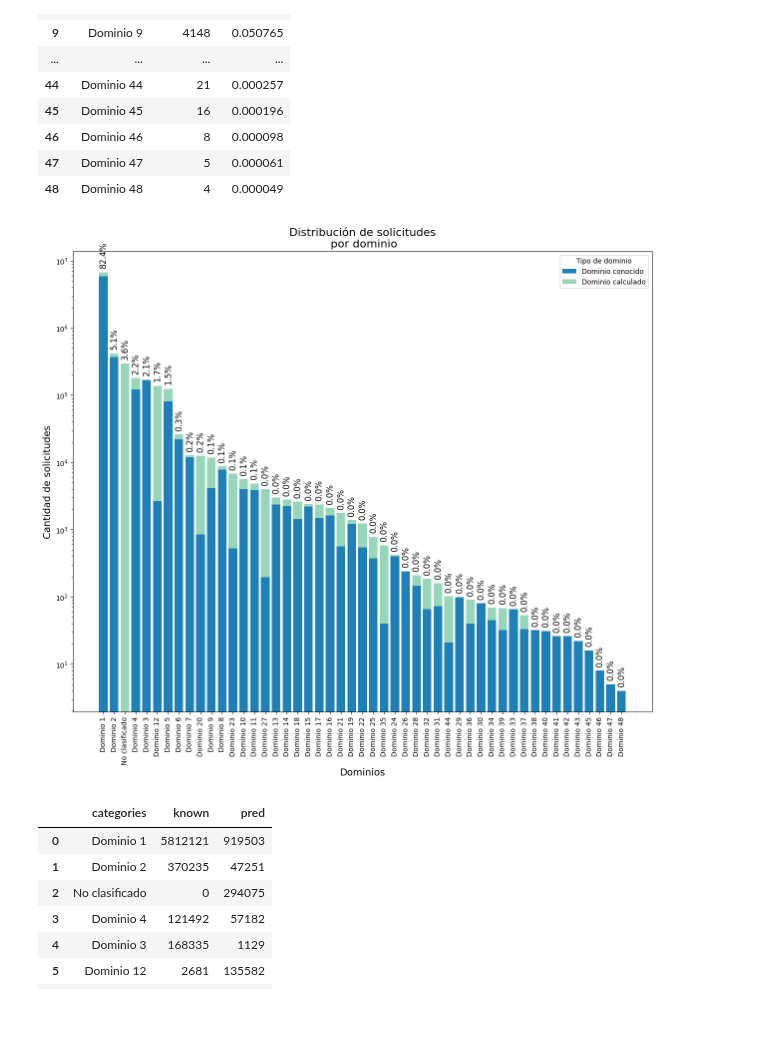
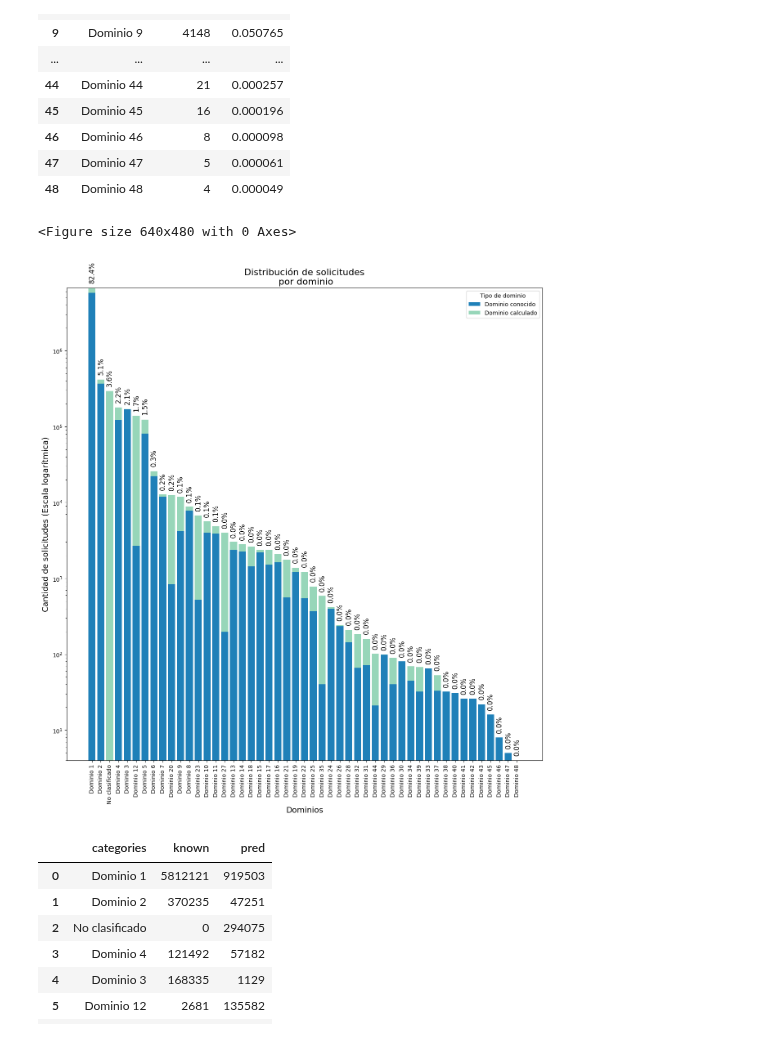
Before and after one commit to mitsiu-carreno/data_science_content, a Jupyter notebook: 4_sem/thesis/s20_final/scripts/graphs.ipynb, the cells around one changed output. Drawn from its saved outputs; the diff is of its cells as text; code cells hidden in the pictures.

```diff
--- a/4_sem/thesis/s20_final/scripts/graphs.ipynb
+++ b/4_sem/thesis/s20_final/scripts/graphs.ipynb
@@ -369,6 +369,10 @@ df
 | 46 | Dominio 46 | 8 | 0.000098 |
 | 47 | Dominio 47 | 5 | 0.000061 |
 | 48 | Dominio 48 | 4 | 0.000049 |
+# %%
+plt.clf()
+# %% [output]
+<Figure size 640x480 with 0 Axes>
 # %%
 
 import seaborn as sns
@@ -551,7 +555,7 @@ df = pd.DataFrame(data)
 colors = sns.color_palette("YlGnBu", n_colors=2)  # two colors, one for each value
 
 # Plot stacked bar chart
-plt.figure(figsize=(15, 12))
+plt.figure(figsize=(15, 15))
 
 # Plot the first stack (type1)
 plt.bar(df['categories'], df['known'], label='Dominio conocido', color=colors[1])
@@ -565,35 +569,43 @@ total_sum = df['known'].sum() + df['pred'].sum()
 
 max_height = 0
 # Add percentages above each bar
 for i in range(len(df)):
     # The height of the first stack bar (type1) and the second stack bar (type2)
     total_height = df['known'][i] + df['pred'][i]
     if total_height > max_height:
         max_height = total_height
 
     # Calculate percentages for type1 and type2
     perc1 = (df['known'][i] / total_sum) * 100
     perc2 = (df['pred'][i] / total_sum) * 100
 
     # Place the text above the stacked bars
     plt.text(i, total_height + 0.15 * total_height, f'{perc1 + perc2:.1f}%',
              ha='center', va='bottom', fontsize=12, rotation=90)
 
 
 plt.yscale('log')
 
+#plt.ylim(0, 10e7)  # Adjust as per your data range
+
 # Customize plot
 plt.title('Distribución de solicitudes\n por dominio', fontsize=16)
 plt.xlabel('Dominios', fontsize=14)
-plt.ylabel('Cantidad de solicitudes', fontsize=14)
+plt.ylabel('Cantidad de solicitudes (Escala logarítmica)', fontsize=14)
 plt.xticks(rotation=90)
 plt.legend(title='Tipo de dominio')
+
+
+plt.autoscale(enable=True, axis='y', tight=True)
+#plt.subplots_adjust(top=0.9, bottom=0.1, left=0.1, right=0.9)
+#plt.tight_layout()
+
 
 #plt.show()
 
 plt.savefig('3-ground_truth.png', bbox_inches='tight')
 # %% [output]
-[figure, old version]
+[figure, new version]
 # %%
 # Calculate total count
 #total_count = df['frequency'].sum()
```
Also changed, not shown: parts of 1 cell of this notebook, 4 other files.
